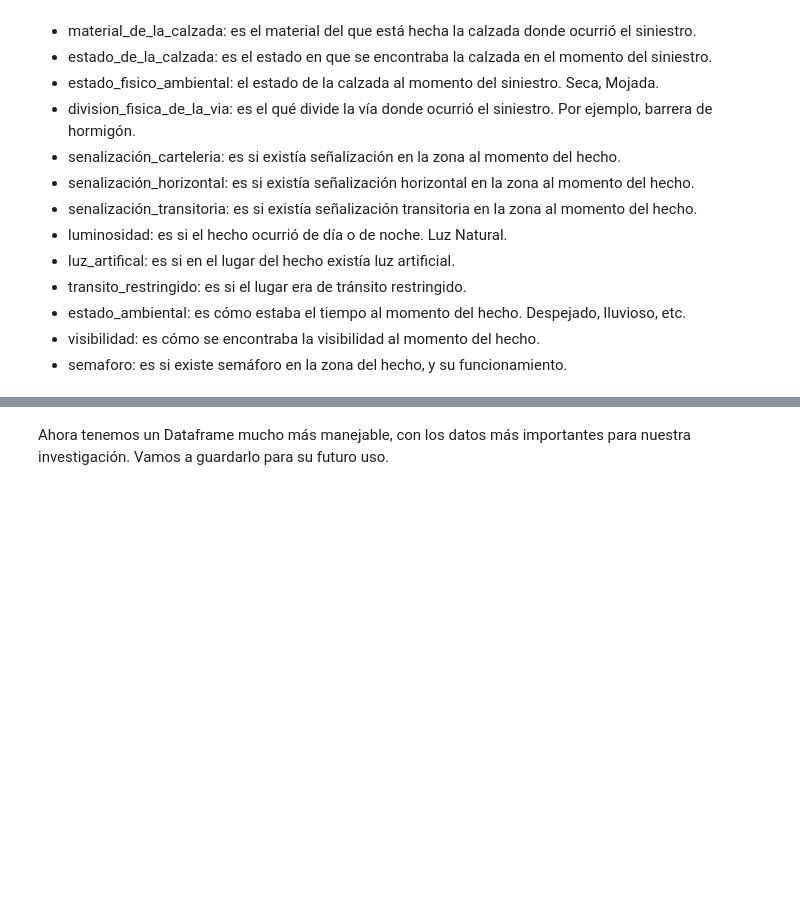
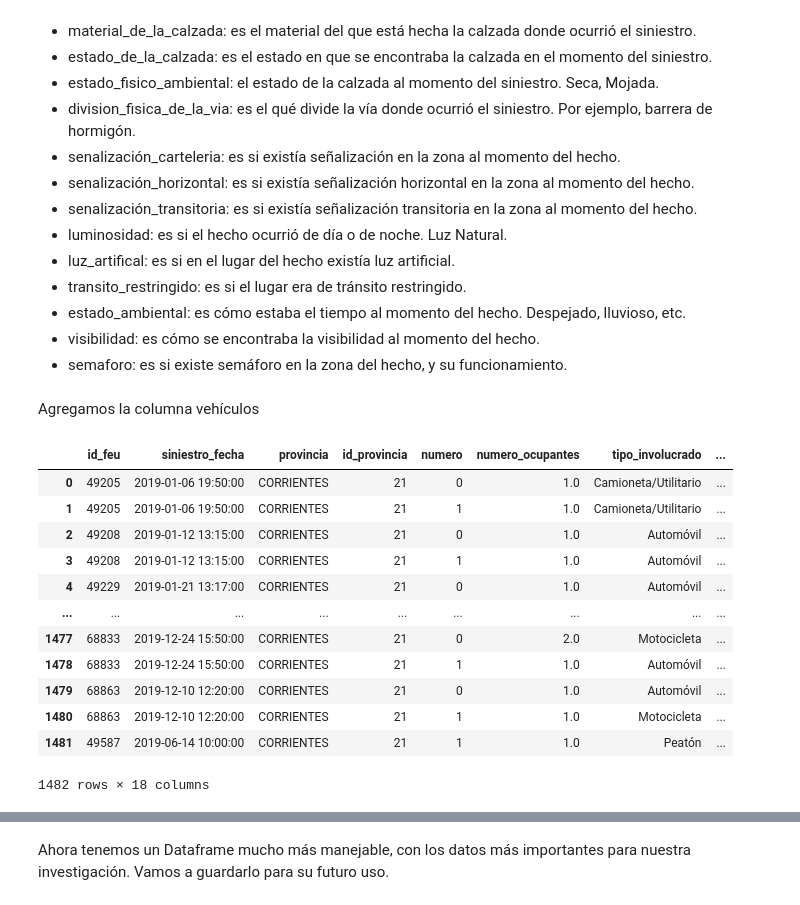
Before and after one commit to Lorenzo09/ChaqueChamigo, a Jupyter notebook: JupyterNotebooks/ETL_siniestros2019.ipynb, the cells around one changed output, grey strips where cells are left out. Cells and saved outputs as stored; diff of their text form; code cells hidden in the pictures; blank space fills up the shorter version.

```diff
--- a/JupyterNotebooks/ETL_siniestros2019.ipynb
+++ b/JupyterNotebooks/ETL_siniestros2019.ipynb
@@ -199,3 +180,28 @@ columnas_a_eliminar = [
     ]
 
 df_2019filtrado = df_2019filtrado.drop(columns=columnas_a_eliminar)
+# %% [markdown]
+Agregamos la columna vehículos
+# %%
+# Ruta al dataset
+ruta_involucrados2019 = '../Datasets/feu-involucrado-descarga - (FC)feu-involucrado-2019.csv'
+
+# Leer el archivo CSV directamente en un DataFrame
+df_inv2019 = pd.read_csv(ruta_involucrados2019)
+
+# Mostrar el DataFrame
+df_inv2019
+# %% [output]
+|  | id_feu | siniestro_fecha | provincia | id_provincia | numero | numero_ocupantes | tipo_involucrado | ... |
+| 0 | 49205 | 2019-01-06 19:50:00 | CORRIENTES | 21 | 0 | 1.0 | Camioneta/Utilitario | ... |
+| 1 | 49205 | 2019-01-06 19:50:00 | CORRIENTES | 21 | 1 | 1.0 | Camioneta/Utilitario | ... |
+| 2 | 49208 | 2019-01-12 13:15:00 | CORRIENTES | 21 | 0 | 1.0 | Automóvil | ... |
+| 3 | 49208 | 2019-01-12 13:15:00 | CORRIENTES | 21 | 1 | 1.0 | Automóvil | ... |
+| 4 | 49229 | 2019-01-21 13:17:00 | CORRIENTES | 21 | 0 | 1.0 | Automóvil | ... |
+| ... | ... | ... | ... | ... | ... | ... | ... | ... |
+| 1477 | 68833 | 2019-12-24 15:50:00 | CORRIENTES | 21 | 0 | 2.0 | Motocicleta | ... |
+| 1478 | 68833 | 2019-12-24 15:50:00 | CORRIENTES | 21 | 1 | 1.0 | Automóvil | ... |
+| 1479 | 68863 | 2019-12-10 12:20:00 | CORRIENTES | 21 | 0 | 1.0 | Automóvil | ... |
+| 1480 | 68863 | 2019-12-10 12:20:00 | CORRIENTES | 21 | 1 | 1.0 | Motocicleta | ... |
+| 1481 | 49587 | 2019-06-14 10:00:00 | CORRIENTES | 21 | 1 | 1.0 | Peatón | ... |
+1482 rows × 18 columns
```
Also changed, not shown: parts of 5 cells of this notebook, 31 other files.
